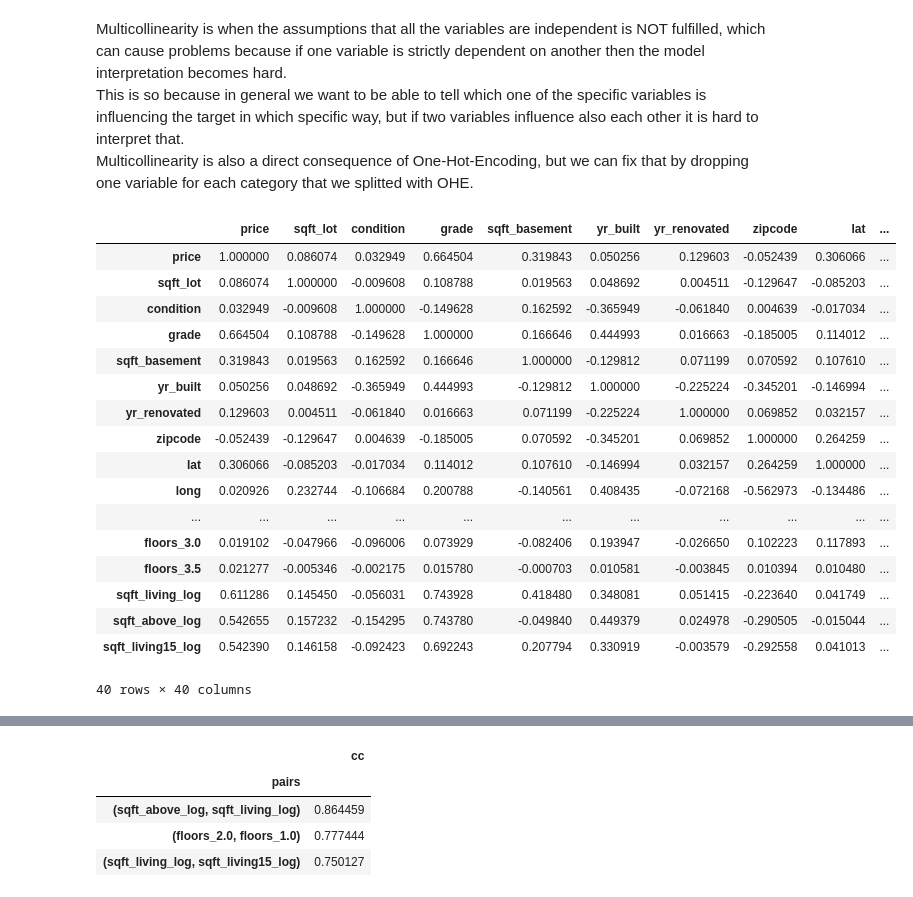
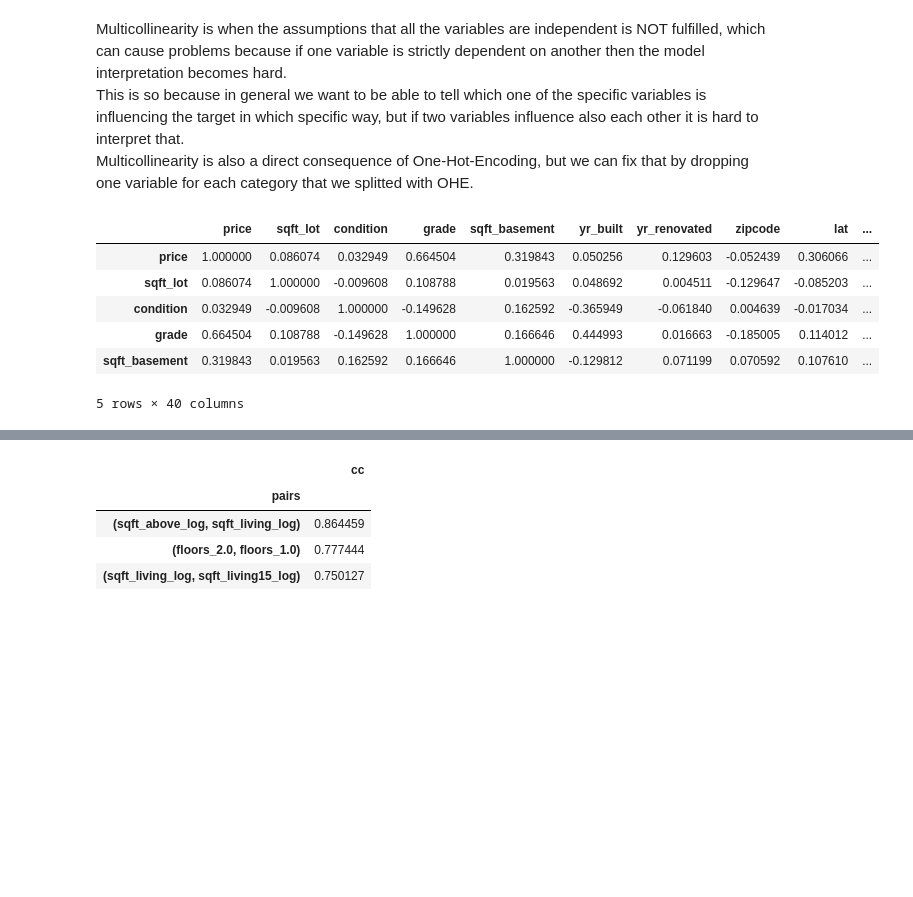
Before and after one commit to MNLKuzmin/dsc-phase-2-project-v2-3, a Jupyter notebook: student.ipynb, the cells around one changed output, grey strips where cells are left out. Drawn from its saved outputs; the diff is of its cells as text; code cells hidden in the pictures; blank space fills up the shorter version.

```diff
--- a/student.ipynb
+++ b/student.ipynb
@@ -917,24 +923,13 @@ Multicollinearity is when the assumptions that all the variables are independent
 #pd.plotting.scatter_matrix(norm_df,figsize  = [15,15]);
 #plt.show()
 # %%
-norm_df.corr()
+norm_df.corr().head()
 # %% [output]
 |  | price | sqft_lot | condition | grade | sqft_basement | yr_built | yr_renovated | zipcode | lat | ... |
 | price | 1.000000 | 0.086074 | 0.032949 | 0.664504 | 0.319843 | 0.050256 | 0.129603 | -0.052439 | 0.306066 | ... |
 | sqft_lot | 0.086074 | 1.000000 | -0.009608 | 0.108788 | 0.019563 | 0.048692 | 0.004511 | -0.129647 | -0.085203 | ... |
 | condition | 0.032949 | -0.009608 | 1.000000 | -0.149628 | 0.162592 | -0.365949 | -0.061840 | 0.004639 | -0.017034 | ... |
 | grade | 0.664504 | 0.108788 | -0.149628 | 1.000000 | 0.166646 | 0.444993 | 0.016663 | -0.185005 | 0.114012 | ... |
 | sqft_basement | 0.319843 | 0.019563 | 0.162592 | 0.166646 | 1.000000 | -0.129812 | 0.071199 | 0.070592 | 0.107610 | ... |
-| yr_built | 0.050256 | 0.048692 | -0.365949 | 0.444993 | -0.129812 | 1.000000 | -0.225224 | -0.345201 | -0.146994 | ... |
-| yr_renovated | 0.129603 | 0.004511 | -0.061840 | 0.016663 | 0.071199 | -0.225224 | 1.000000 | 0.069852 | 0.032157 | ... |
-| zipcode | -0.052439 | -0.129647 | 0.004639 | -0.185005 | 0.070592 | -0.345201 | 0.069852 | 1.000000 | 0.264259 | ... |
-| lat | 0.306066 | -0.085203 | -0.017034 | 0.114012 | 0.107610 | -0.146994 | 0.032157 | 0.264259 | 1.000000 | ... |
-| long | 0.020926 | 0.232744 | -0.106684 | 0.200788 | -0.140561 | 0.408435 | -0.072168 | -0.562973 | -0.134486 | ... |
-| ... | ... | ... | ... | ... | ... | ... | ... | ... | ... | ... |
-| floors_3.0 | 0.019102 | -0.047966 | -0.096006 | 0.073929 | -0.082406 | 0.193947 | -0.026650 | 0.102223 | 0.117893 | ... |
-| floors_3.5 | 0.021277 | -0.005346 | -0.002175 | 0.015780 | -0.000703 | 0.010581 | -0.003845 | 0.010394 | 0.010480 | ... |
-| sqft_living_log | 0.611286 | 0.145450 | -0.056031 | 0.743928 | 0.418480 | 0.348081 | 0.051415 | -0.223640 | 0.041749 | ... |
-| sqft_above_log | 0.542655 | 0.157232 | -0.154295 | 0.743780 | -0.049840 | 0.449379 | 0.024978 | -0.290505 | -0.015044 | ... |
-| sqft_living15_log | 0.542390 | 0.146158 | -0.092423 | 0.692243 | 0.207794 | 0.330919 | -0.003579 | -0.292558 | 0.041013 | ... |
-40 rows × 40 columns
+5 rows × 40 columns
 # %%
```
Also changed, not shown: parts of 92 cells of this notebook.
